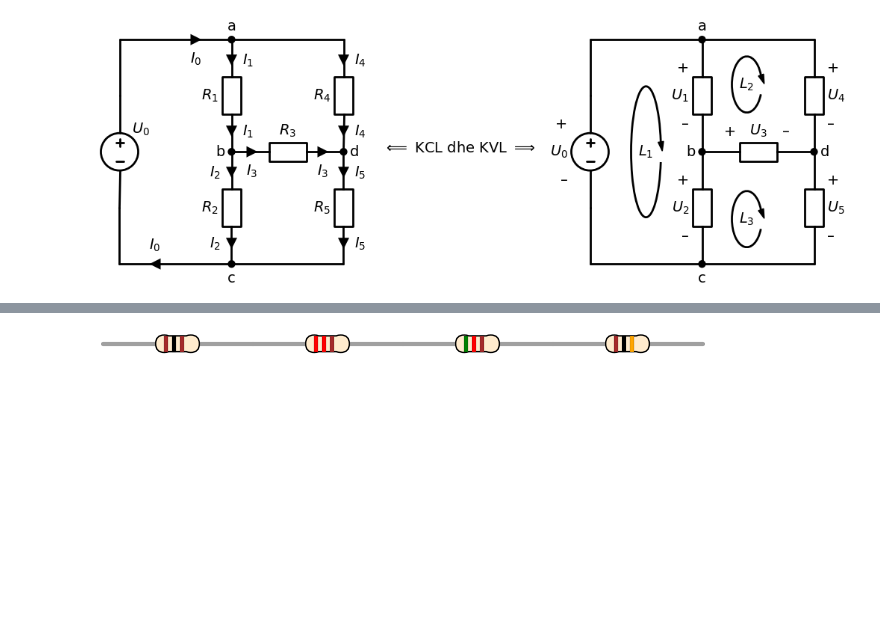
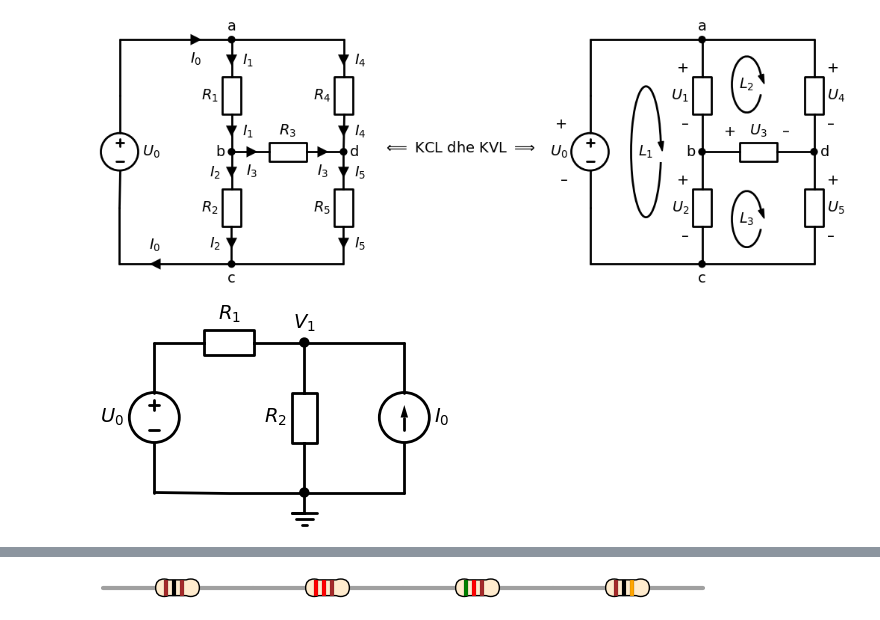
Before and after one commit to ekafex/electronics, a Jupyter notebook: Lectures/Circuit_Draw.ipynb, the cells around one changed output, grey strips where cells are left out. Cells and saved outputs as stored; diff of their text form; code cells hidden in the pictures; blank space fills up the shorter version.

```diff
--- a/Lectures/Circuit_Draw.ipynb
+++ b/Lectures/Circuit_Draw.ipynb
@@ -85,6 +85,6 @@ with schemdraw.Drawing() as d:
 # %%
 with schemdraw.Drawing() as d:
-    elm.SourceV().up().label(r'$U_0$',ofst=(0.6,-1.3))#.fill('lightgray')
+    elm.SourceV().up().label(r'$U_0$',loc='bottom')#,ofst=(0.6,-1.3))#.fill('lightgray')
     elm.Line().up().length(1.5)
     elm.Line().right()
     elm.CurrentLabelInline().label(r'$I_0$',loc='bottom')
@@ -138,4 +138,19 @@ with schemdraw.Drawing() as d:
 
     d.save('figs/circ1_kirch.svg',transparent=False)
 # %% [output]
-[figure, old version]
+[figure, new version]
+# %%
+with schemdraw.Drawing() as d:
+    U  = elm.SourceV().label(r'$U_0$')
+    R1 = elm.Resistor().right().label(r'$R_1$')
+    elm.Dot().label(r'$V_1$')
+    R2 = elm.Resistor().down().label(r'$R_2$')
+    elm.Dot()
+    elm.Ground()
+    elm.Line().tox(U.start)
+    elm.Line().at(R2.end).right().length(2)
+    elm.SourceI().up().label(r'$I_0$',loc='bottom')
+    elm.Line().tox(R2.start)
+    d.save('figs/circ2.svg',transparent=False)
+# %% [output]
+[figure, added]
```
Also changed, not shown: parts of 5 cells of this notebook, 1 other file.
